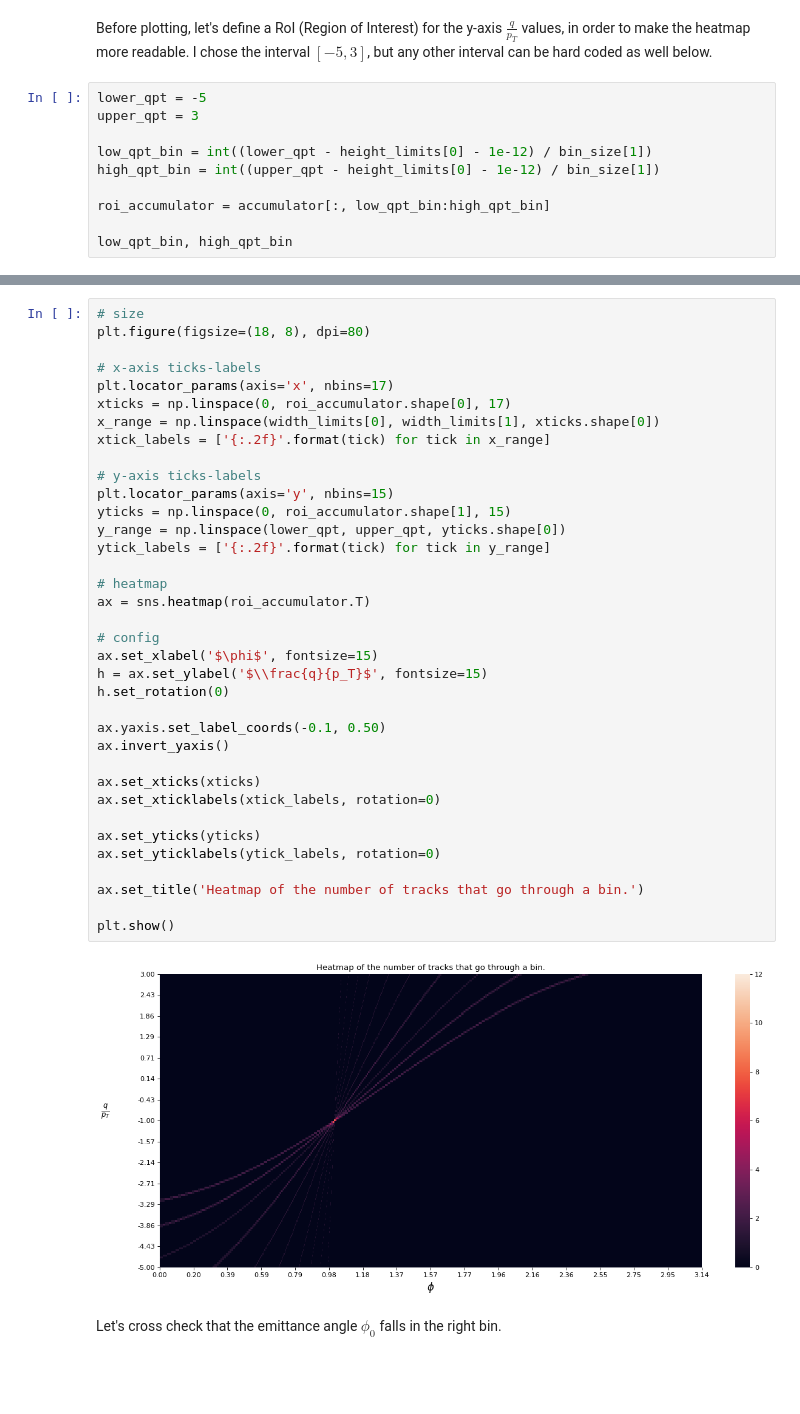
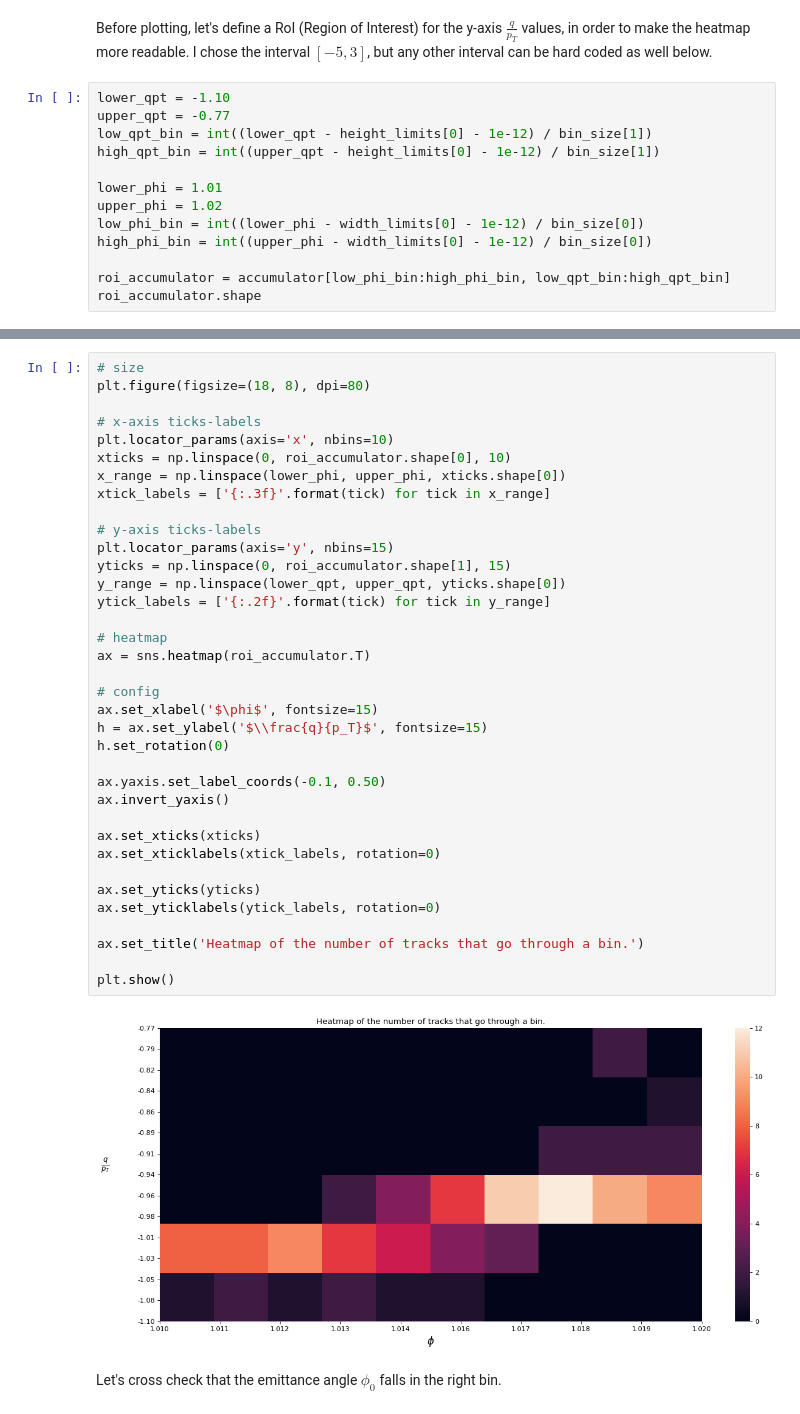
Before and after one commit to asalzburger/sms2021-tra-tra, a Jupyter notebook: src/notebooks/issue5/Helical Hough Transform v2.ipynb, the cells around one changed output, grey strips where cells are left out. Cells and saved outputs as stored; diff of their text form; blank space fills up the shorter version.

Commit message:
feat: binning-effect fixes, hyperparameter tuning and plots

```diff
--- a/src/notebooks/issue5/Helical Hough Transform v2.ipynb
+++ b/src/notebooks/issue5/Helical Hough Transform v2.ipynb
@@ -135,13 +135,16 @@ len(est_tracks_to_hits)
 # %% [markdown]
 Before plotting, let's define a RoI (Region of Interest) for the y-axis $\frac{q}{p_T}$ values, in order to make the heatmap more readable. I chose the interval $[-5, 3]$, but any other interval can be hard coded as well below.
 # %%
-lower_qpt = -5
-upper_qpt = 3
-
+lower_qpt = -1.10
+upper_qpt = -0.77
 low_qpt_bin = int((lower_qpt - height_limits[0] - 1e-12) / bin_size[1])
 high_qpt_bin = int((upper_qpt - height_limits[0] - 1e-12) / bin_size[1])
 
-roi_accumulator = accumulator[:, low_qpt_bin:high_qpt_bin]
+lower_phi = 1.01
+upper_phi = 1.02
+low_phi_bin = int((lower_phi - width_limits[0] - 1e-12) / bin_size[0])
+high_phi_bin = int((upper_phi - width_limits[0] - 1e-12) / bin_size[0])
 
-low_qpt_bin, high_qpt_bin
+roi_accumulator = accumulator[low_phi_bin:high_phi_bin, low_qpt_bin:high_qpt_bin]
+roi_accumulator.shape
 # %% [output]
@@ -151,39 +154,39 @@ low_qpt_bin, high_qpt_bin
 plt.figure(figsize=(18, 8), dpi=80)
 
 # x-axis ticks-labels
-plt.locator_params(axis='x', nbins=17)
-xticks = np.linspace(0, roi_accumulator.shape[0], 17)
-x_range = np.linspace(width_limits[0], width_limits[1], xticks.shape[0])
-xtick_labels = ['{:.2f}'.format(tick) for tick in x_range]
+plt.locator_params(axis='x', nbins=10)
+xticks = np.linspace(0, roi_accumulator.shape[0], 10)
+x_range = np.linspace(lower_phi, upper_phi, xticks.shape[0])
+xtick_labels = ['{:.3f}'.format(tick) for tick in x_range]
 
 # y-axis ticks-labels
 plt.locator_params(axis='y', nbins=15)
 yticks = np.linspace(0, roi_accumulator.shape[1], 15)
 y_range = np.linspace(lower_qpt, upper_qpt, yticks.shape[0])
 ytick_labels = ['{:.2f}'.format(tick) for tick in y_range]
 
 # heatmap
 ax = sns.heatmap(roi_accumulator.T)
 
 # config
 ax.set_xlabel('$\phi$', fontsize=15)
 h = ax.set_ylabel('$\\frac{q}{p_T}$', fontsize=15)
 h.set_rotation(0)
 
 ax.yaxis.set_label_coords(-0.1, 0.50)
 ax.invert_yaxis()
 
 ax.set_xticks(xticks)
 ax.set_xticklabels(xtick_labels, rotation=0)
 
 ax.set_yticks(yticks)
 ax.set_yticklabels(ytick_labels, rotation=0)
 
 ax.set_title('Heatmap of the number of tracks that go through a bin.')
 
 plt.show()
 # %% [output]
-[figure, old version]
+[figure, new version]
 # %% [markdown]
 Let's cross check that the emittance angle $\phi_0$ falls in the right bin.
 # %%
```
Also changed, not shown: parts of 15 cells of this notebook, 16 other files.
